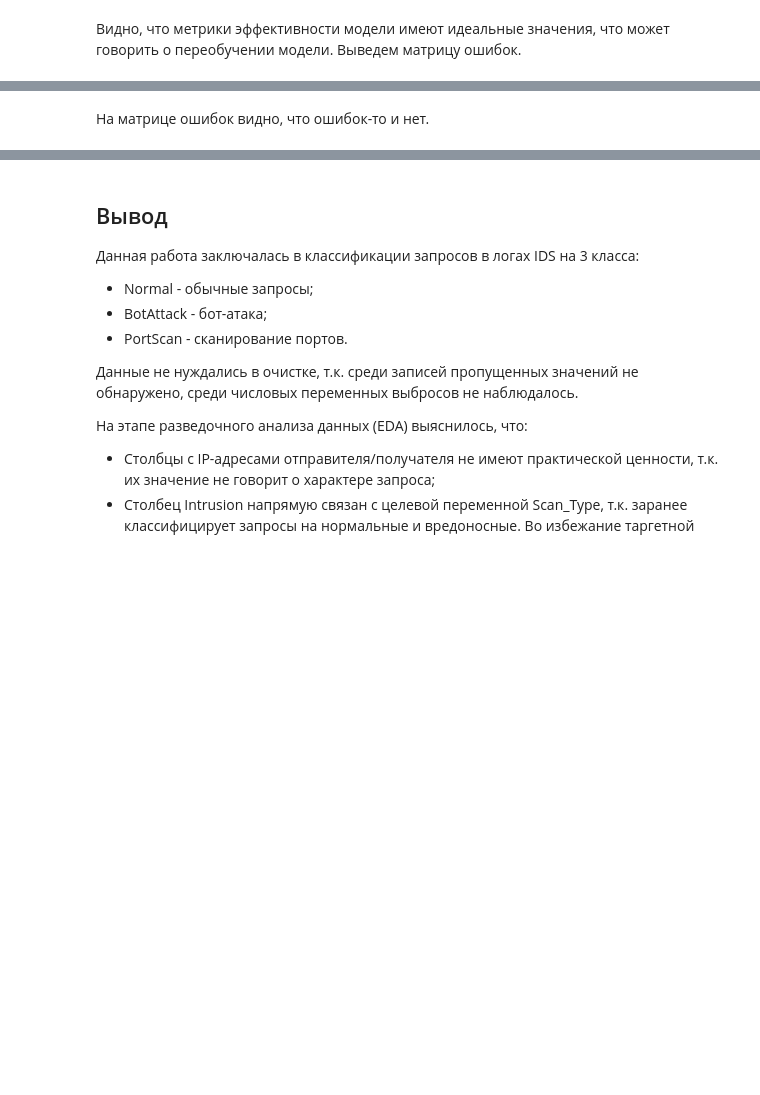
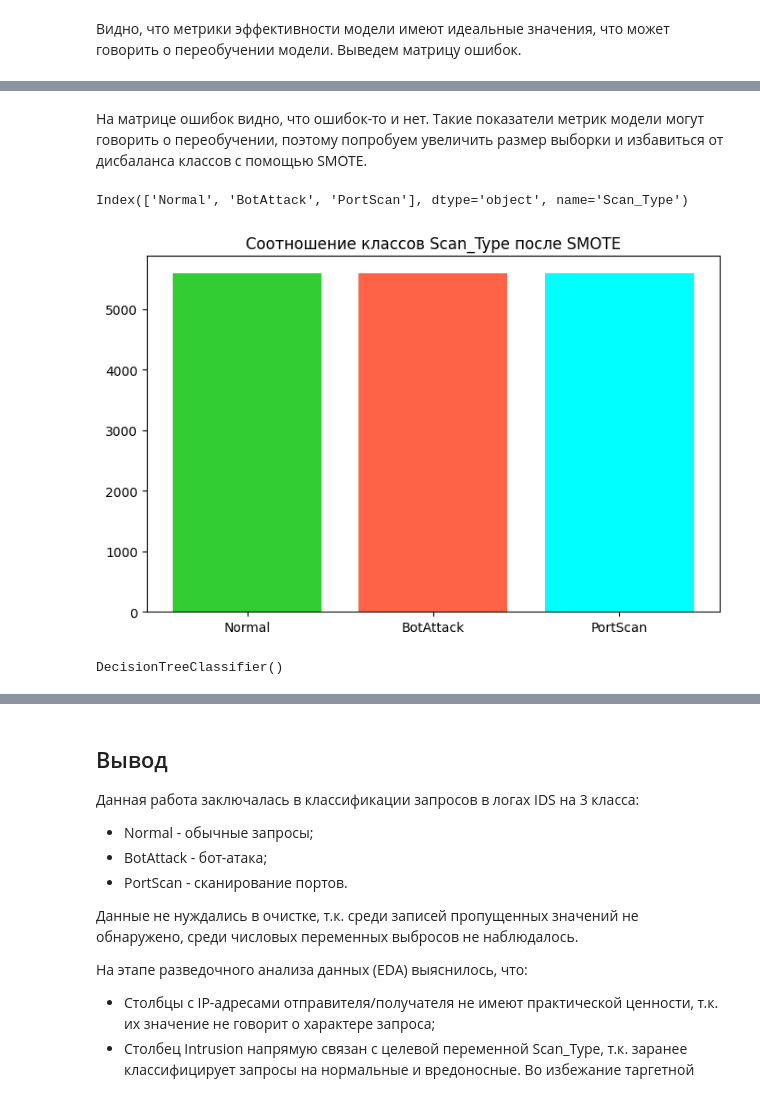
Before and after one commit to iamrus1/Intrusion-Log-Analysis, a Jupyter notebook: Intrusion detection log - Decision Tree.ipynb, the cells around one changed output, grey strips where cells are left out. Cells and saved outputs as stored; diff of their text form; code cells hidden in the pictures; blank space fills up the shorter version.

Commit message:
SMOTE

```diff
--- a/Intrusion detection log - Decision Tree.ipynb
+++ b/Intrusion detection log - Decision Tree.ipynb
@@ -663,3 +687,28 @@ Text(0.5, 1.0, 'Confusion Matrix for Multiclass Logistic Regression')
 [figure]
 # %% [markdown]
-На матрице ошибок видно, что ошибок-то и нет.
+На матрице ошибок видно, что ошибок-то и нет. Такие показатели метрик модели могут говорить о переобучении, поэтому попробуем увеличить размер выборки и избавиться от дисбаланса классов с помощью SMOTE.
+# %%
+logs = pd.read_csv("Network_logs.csv")  # Повторная загрузка данных
+X_train, X_test, y_train, y_test = dataset_splitting(logs)  # Разделение на тренировочную и тестовую выборки
+X_train, X_test = categorical_data_preprocessing(X_train, X_test, y_train)  # Преобразование категориальных признаков
+X_train, X_test = quantitive_data_preprocessing(X_train, X_test)  # Преобразование количественных признаков
+# %%
+smote = SMOTE(sampling_strategy='not majority', random_state=42)
+X_train_smote, y_train_smote = smote.fit_resample(X_train, y_train)
+# %%
+y_train_smote.value_counts().index
+# %% [output]
+Index(['Normal', 'BotAttack', 'PortScan'], dtype='object', name='Scan_Type')
+# %%
+fig, ax = plt.subplots(1, 1, figsize=(8, 5))
+
+ax.bar(y_train_smote.value_counts().index, y_train_smote.value_counts(), color=['limegreen', 'tomato', 'cyan'])
+ax.set_title('Соотношение классов Scan_Type после SMOTE')
+plt.show()
+# %% [output]
+[figure, added]
+# %%
+model2 = DecisionTreeClassifier()
+model2.fit(X_train_smote, y_train_smote)
+# %% [output]
+DecisionTreeClassifier()
```
Also changed, not shown: parts of 11 cells of this notebook.
